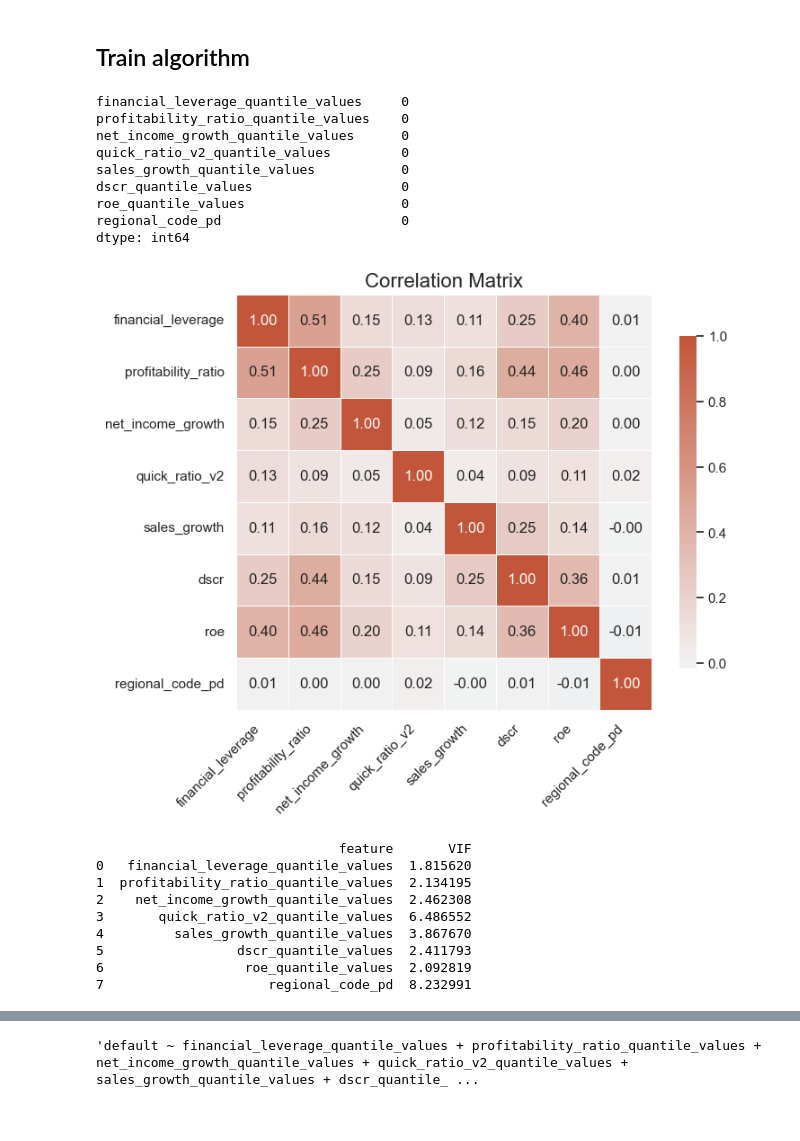
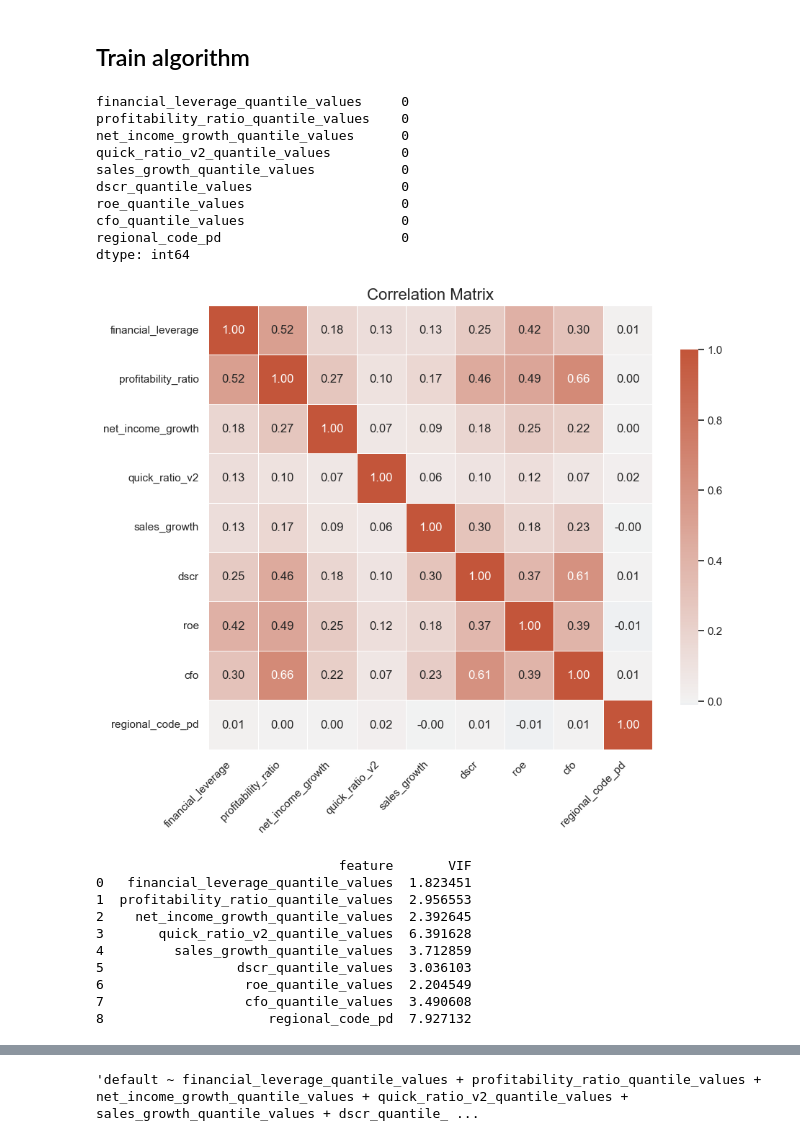
Before and after one commit to Juanroalvarado/ml-finance-credit-default, a Jupyter notebook: final_harness/train_final_model.ipynb, the cells around one changed output, grey strips where cells are left out. Drawn from its saved outputs; the diff is of its cells as text; code cells hidden in the pictures.

```diff
--- a/final_harness/train_final_model.ipynb
+++ b/final_harness/train_final_model.ipynb
@@ -107,19 +153,20 @@ first_features = [
 # %%
 ### features for recurring firms
 rec_features = [
-    # 'asst_tot_quantile_values',
+    # 'asst_tot_quantile_values', ###
     'financial_leverage_quantile_values',
     'profitability_ratio_quantile_values',
     'net_income_growth_quantile_values',
     'quick_ratio_v2_quantile_values',
     'sales_growth_quantile_values',
-    # 'cash_assets_ratio_quantile_values',
+    # 'cash_assets_ratio_quantile_values',###
     'dscr_quantile_values',
     'roe_quantile_values',
-    # 'ebitda',
-    # 'ateco_sector_pd',
-    # 'sector_group_pd',
-    # 'regional_code',
+    'cfo_quantile_values',
+    # 'ebitda', ###
+    # 'ateco_sector_pd',###
+    # 'sector_group_pd',###
+    # 'legal_struct_pd',###
     'regional_code_pd'
 
 ]
@@ -133,32 +180,33 @@ quick_ratio_v2_quantile_values         0
 sales_growth_quantile_values           0
 dscr_quantile_values                   0
 roe_quantile_values                    0
+cfo_quantile_values                    0
 regional_code_pd                       0
 dtype: int64
 # %%
 # Compute the correlation matrix
-corr = train_data_proc[rec_features].corr()
+corr = train_data_proc[train_data_proc['is_first_occurrence']==0][rec_features].corr()
 
 # Set up the matplotlib figure
-plt.figure(figsize=(8, 6))
+plt.figure(figsize=(10, 8))
 
 # Generate a custom diverging colormap
 cmap = sns.diverging_palette(230, 20, as_cmap=True)
 
 # Create the heatmap with annotations
 ax = sns.heatmap(corr, annot=True, fmt=".2f", cmap=cmap, center=0,
             square=True, linewidths=0.5, cbar_kws={"shrink": 0.8})
 
 # Set title and display the plot
 plt.title("Correlation Matrix", fontsize=16)
 ticks = [i.split('_quantile_values')[0] for i in corr.index]
 ax.set_xticklabels(ticks, rotation=45, ha='right')
 ax.set_yticklabels(ticks, rotation=0, va='center')
 
 # plt.xticks(rotation0)
 plt.show()
 # %% [output]
-[figure, old version]
+[figure, new version]
 # %%
  from statsmodels.stats.outliers_influence import variance_inflation_factor
 # %%
@@ -168,17 +216,18 @@ vif_data = pd.DataFrame()
 vif_data["feature"] = train_data_proc[rec_features].columns
 
 # calculating VIF for each feature
-vif_data["VIF"] = [variance_inflation_factor(train_data_proc[rec_features].values, i)
-                          for i in range(len(train_data_proc[rec_features].columns))]
+vif_data["VIF"] = [variance_inflation_factor(train_data_proc[train_data_proc['is_first_occurrence']==0][rec_features].values, i)
+                          for i in range(len(train_data_proc[train_data_proc['is_first_occurrence']==0][rec_features].columns))]
 
 print(vif_data)
 # %% [output]
                                feature       VIF
-0   financial_leverage_quantile_values  1.815620
-1  profitability_ratio_quantile_values  2.134195
-2    net_income_growth_quantile_values  2.462308
-3       quick_ratio_v2_quantile_values  6.486552
-4         sales_growth_quantile_values  3.867670
-5                 dscr_quantile_values  2.411793
-6                  roe_quantile_values  2.092819
-7                     regional_code_pd  8.232991
+0   financial_leverage_quantile_values  1.823451
+1  profitability_ratio_quantile_values  2.956553
+2    net_income_growth_quantile_values  2.392645
+3       quick_ratio_v2_quantile_values  6.391628
+4         sales_growth_quantile_values  3.712859
+5                 dscr_quantile_values  3.036103
+6                  roe_quantile_values  2.204549
+7                  cfo_quantile_values  3.490608
+8                     regional_code_pd  7.927132
```
Also changed, not shown: parts of 16 cells of this notebook, 3 other files.
